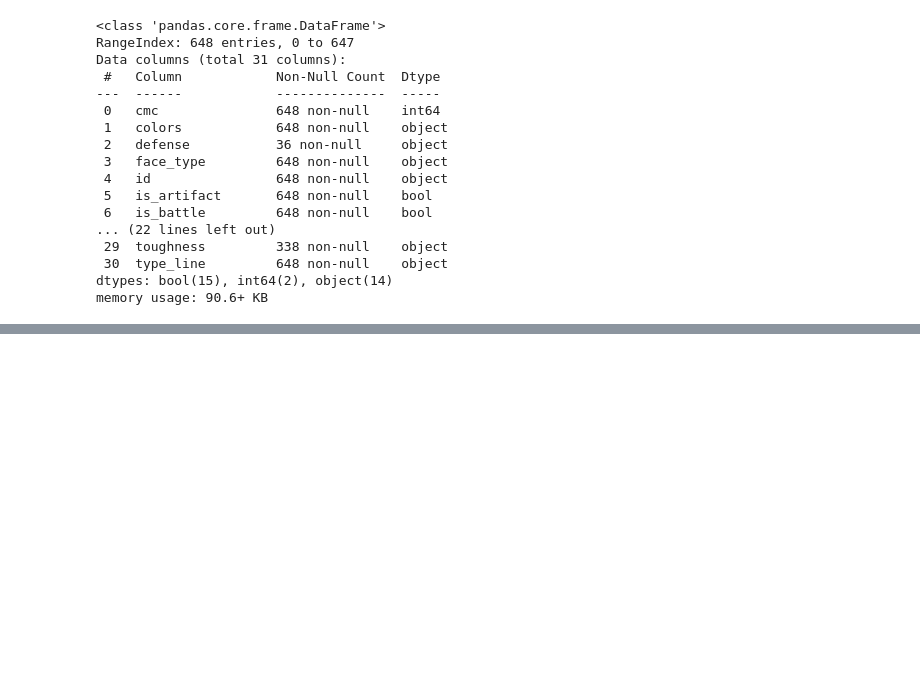
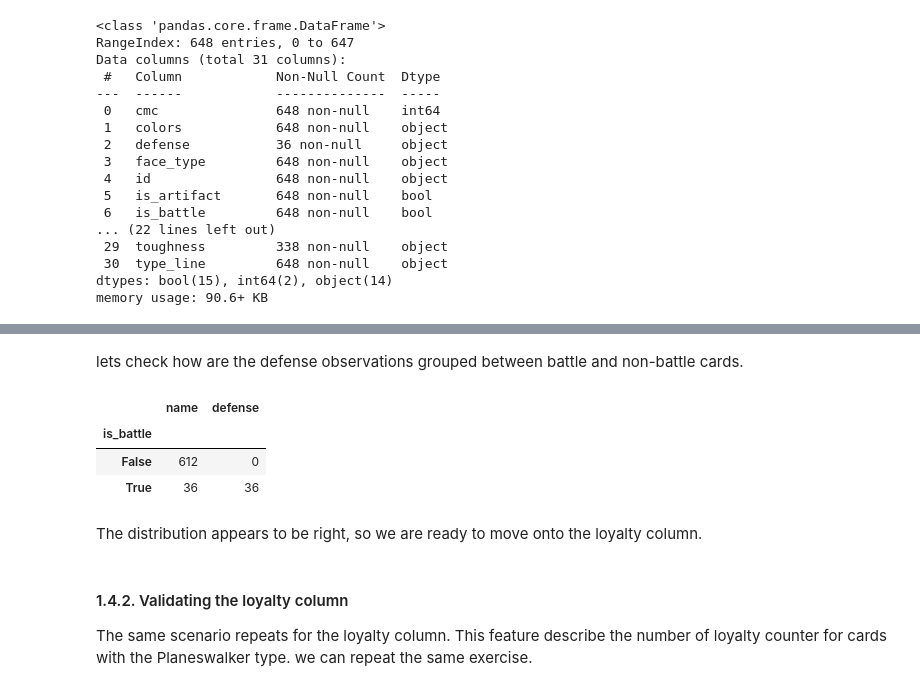
Before and after one commit to ajemmott/mtg-data-projects, a Jupyter notebook: notebooks/01-api-data-structuring.ipynb, the cells around one changed output, grey strips where cells are left out. Cells and saved outputs as stored; diff of their text form; code cells hidden in the pictures; blank space fills up the shorter version.

```diff
--- a/notebooks/01-api-data-structuring.ipynb
+++ b/notebooks/01-api-data-structuring.ipynb
@@ -471,0 +523,17 @@ memory usage: 90.6+ KB
+# %% [markdown]
+lets check how are the defense observations grouped between battle and non-battle cards.
+# %%
+(set_data
+    .loc[:,['name','is_battle','defense']]
+    .groupby('is_battle').count())
+# %% [output]
+|  | name | defense |
+| is_battle |  |  |
+| False | 612 | 0 |
+| True | 36 | 36 |
+# %% [markdown]
+The distribution appears to be right, so we are ready to move onto the loyalty column.
+# %% [markdown]
+#### 1.4.2. Validating the loyalty column
+
+The same scenario repeats for the loyalty column. This feature describe the number of loyalty counter for cards with the Planeswalker type. we can repeat the same exercise.
```
Also changed, not shown: parts of 22 cells of this notebook.
